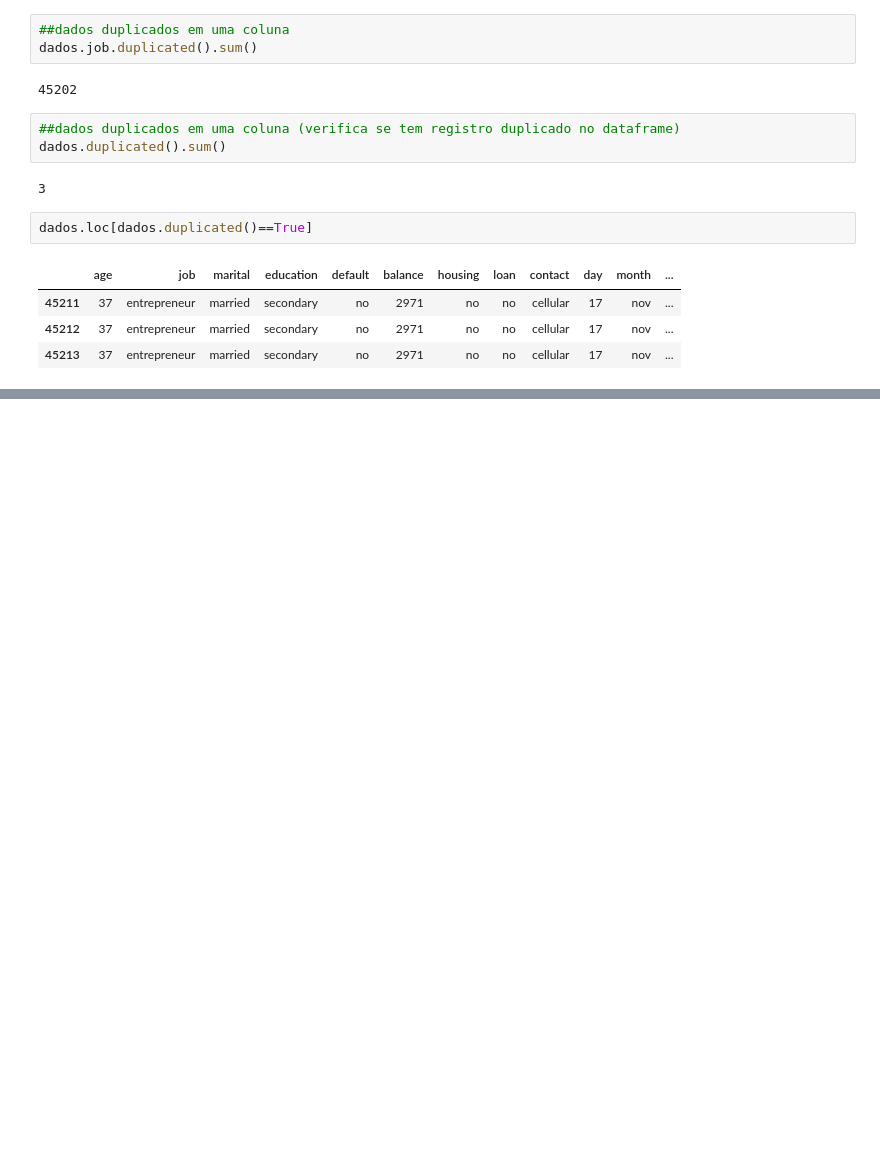
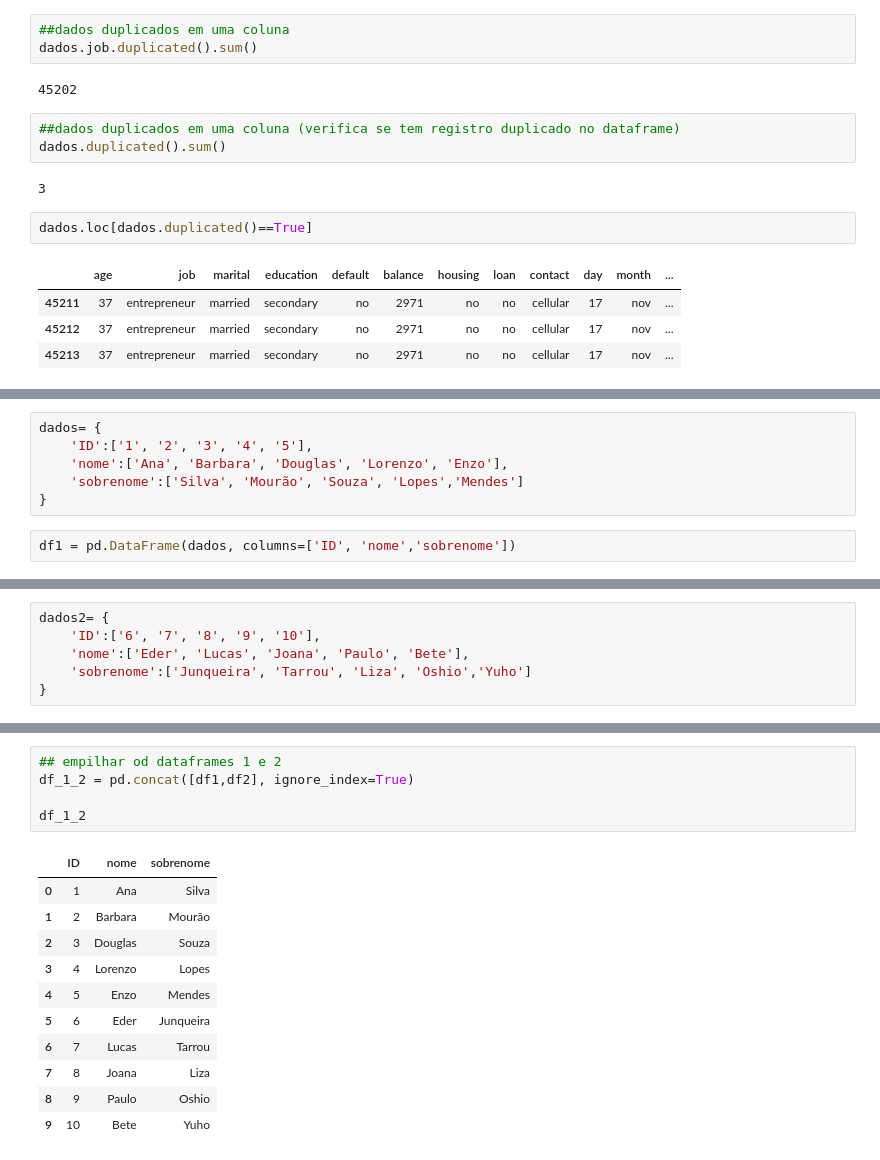
Before and after one commit to rafael-dias-1/fundamentos-bigData-python-SENAI, a Jupyter notebook: aula-9-pandas-parte2.ipynb, the cells around one changed output, grey strips where cells are left out. Saved outputs shown, nothing was run; the diff lists cells and outputs as text; blank space fills up the shorter version.

```diff
--- a/aula-9-pandas-parte2.ipynb
+++ b/aula-9-pandas-parte2.ipynb
@@ -77,0 +142,8 @@ dados.loc[dados.duplicated()==True]
+# %%
+dados= {
+    'ID':['1', '2', '3', '4', '5'],
+    'nome':['Ana', 'Barbara', 'Douglas', 'Lorenzo', 'Enzo'],
+    'sobrenome':['Silva', 'Mourão', 'Souza', 'Lopes','Mendes']
+}
+# %%
+df1 = pd.DataFrame(dados, columns=['ID', 'nome','sobrenome'])
@@ -77,0 +159,6 @@ dados.loc[dados.duplicated()==True]
+# %%
+dados2= {
+    'ID':['6', '7', '8', '9', '10'],
+    'nome':['Eder', 'Lucas', 'Joana', 'Paulo', 'Bete'],
+    'sobrenome':['Junqueira', 'Tarrou', 'Liza', 'Oshio','Yuho']
+}
@@ -77,0 +197,17 @@ dados.loc[dados.duplicated()==True]
+# %%
+## empilhar od dataframes 1 e 2
+df_1_2 = pd.concat([df1,df2], ignore_index=True)
+
+df_1_2
+# %% [output]
+|  | ID | nome | sobrenome |
+| 0 | 1 | Ana | Silva |
+| 1 | 2 | Barbara | Mourão |
+| 2 | 3 | Douglas | Souza |
+| 3 | 4 | Lorenzo | Lopes |
+| 4 | 5 | Enzo | Mendes |
+| 5 | 6 | Eder | Junqueira |
+| 6 | 7 | Lucas | Tarrou |
+| 7 | 8 | Joana | Liza |
+| 8 | 9 | Paulo | Oshio |
+| 9 | 10 | Bete | Yuho |
```
Also changed, not shown: parts of 15 cells of this notebook.
